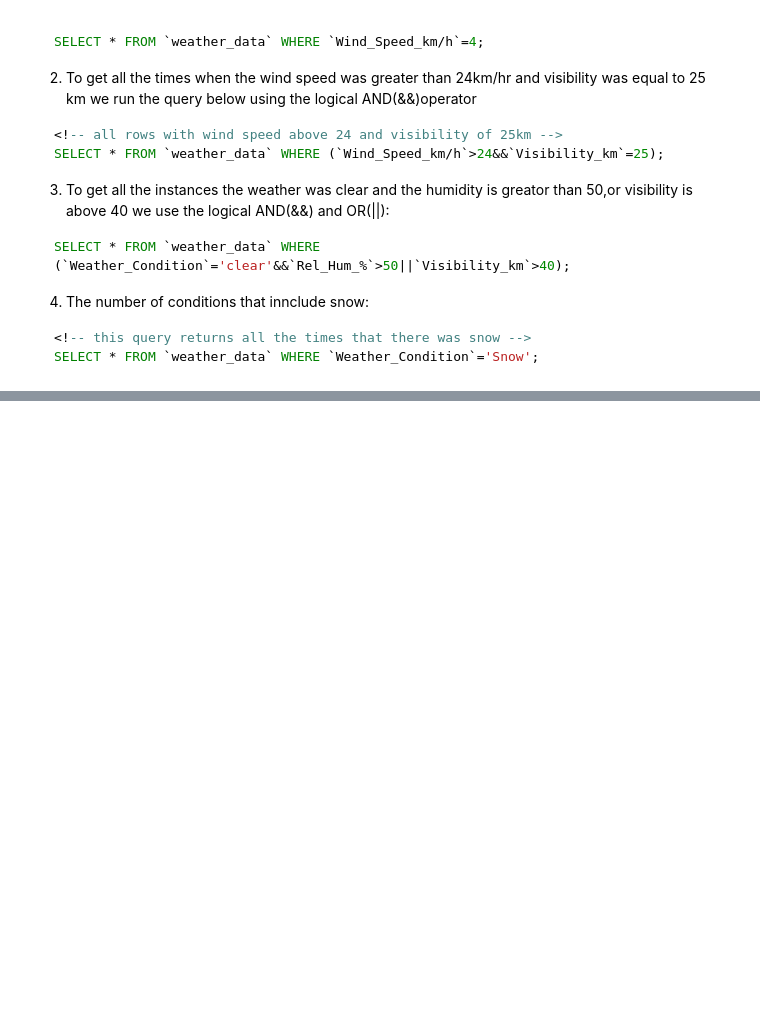
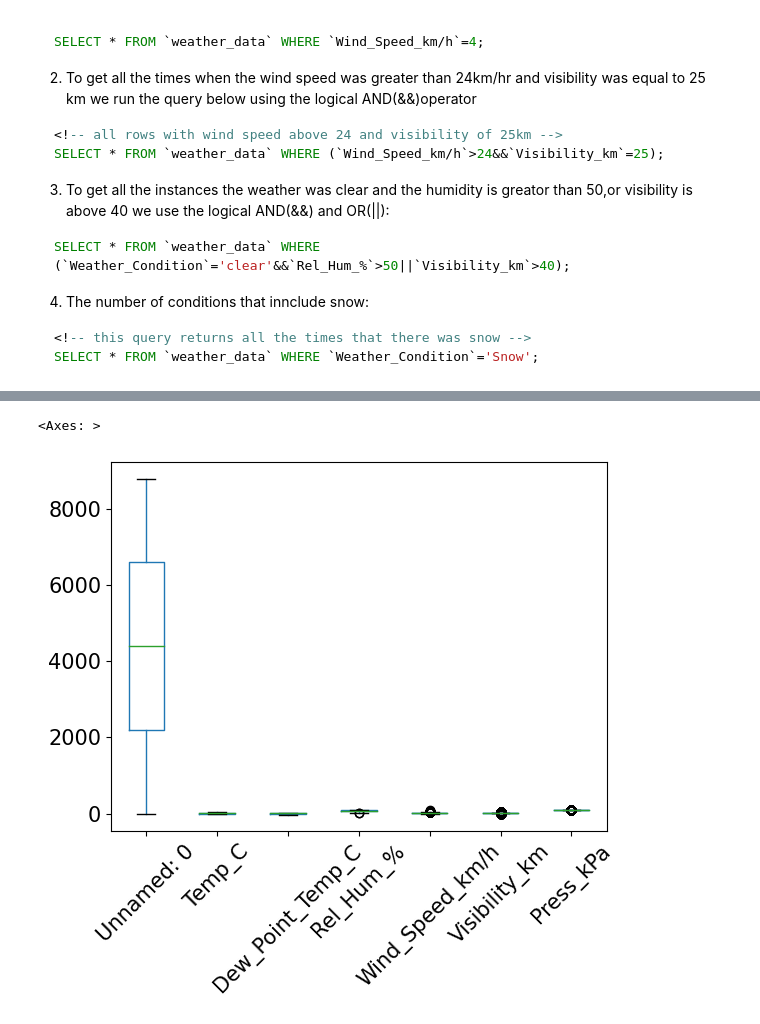
Before and after one commit to johnkinuthiaa/lux-Dev-Data-science-challenges, a Jupyter notebook: lux_assignment.ipynb, the cells around one changed output, grey strips where cells are left out. Drawn from its saved outputs; the diff is of its cells as text; code cells hidden in the pictures; blank space fills up the shorter version.

```diff
--- a/lux_assignment.ipynb
+++ b/lux_assignment.ipynb
@@ -145,0 +202,6 @@ SELECT * FROM `weather_data` WHERE `Weather_Condition`='Snow';
+# %%
+# identify and describe any significant outliers in the data.
+df.boxplot(grid=False, rot=45, fontsize=15)
+# %% [output]
+<Axes: >
+[figure, added]
```
Also changed, not shown: parts of 13 cells of this notebook.
